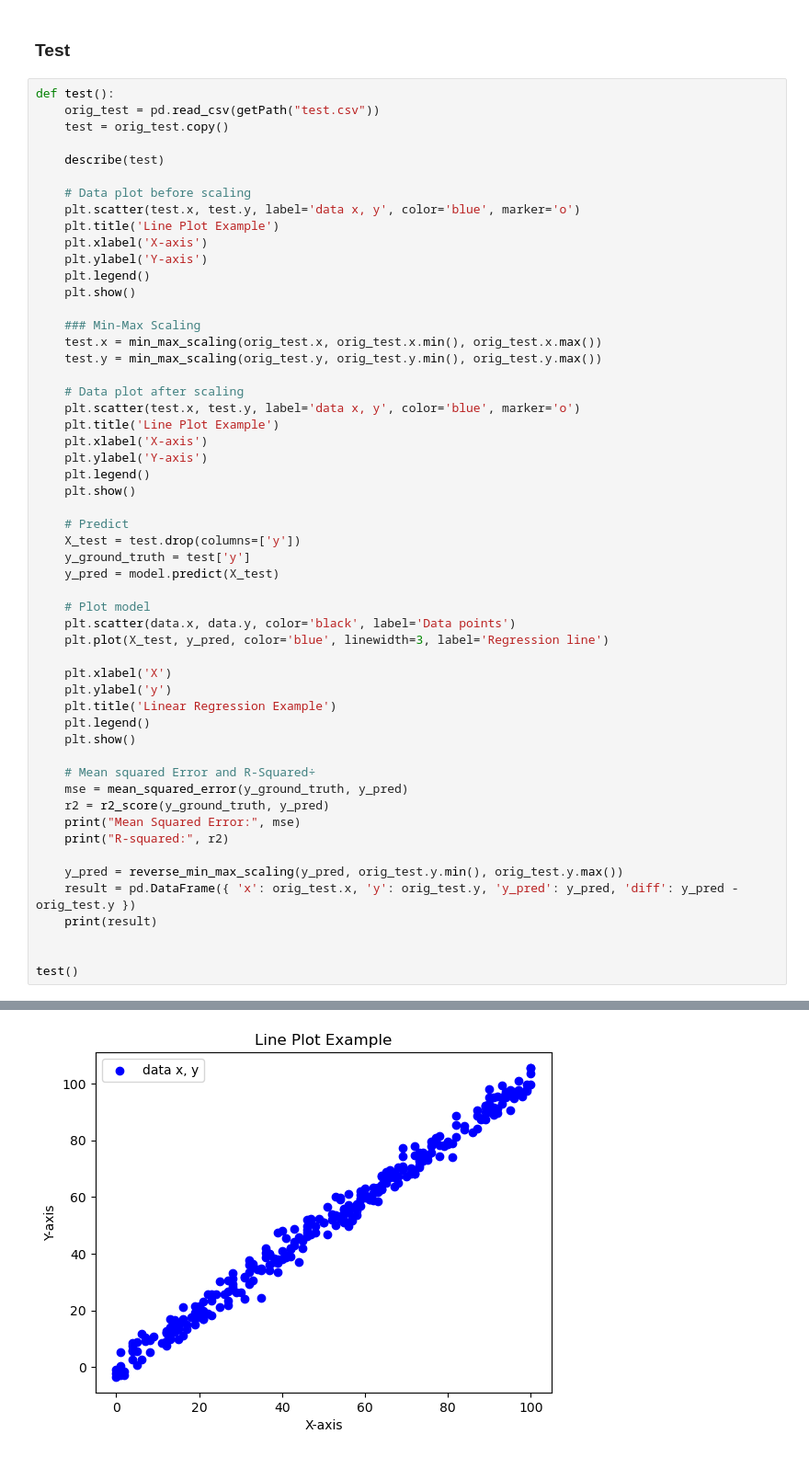
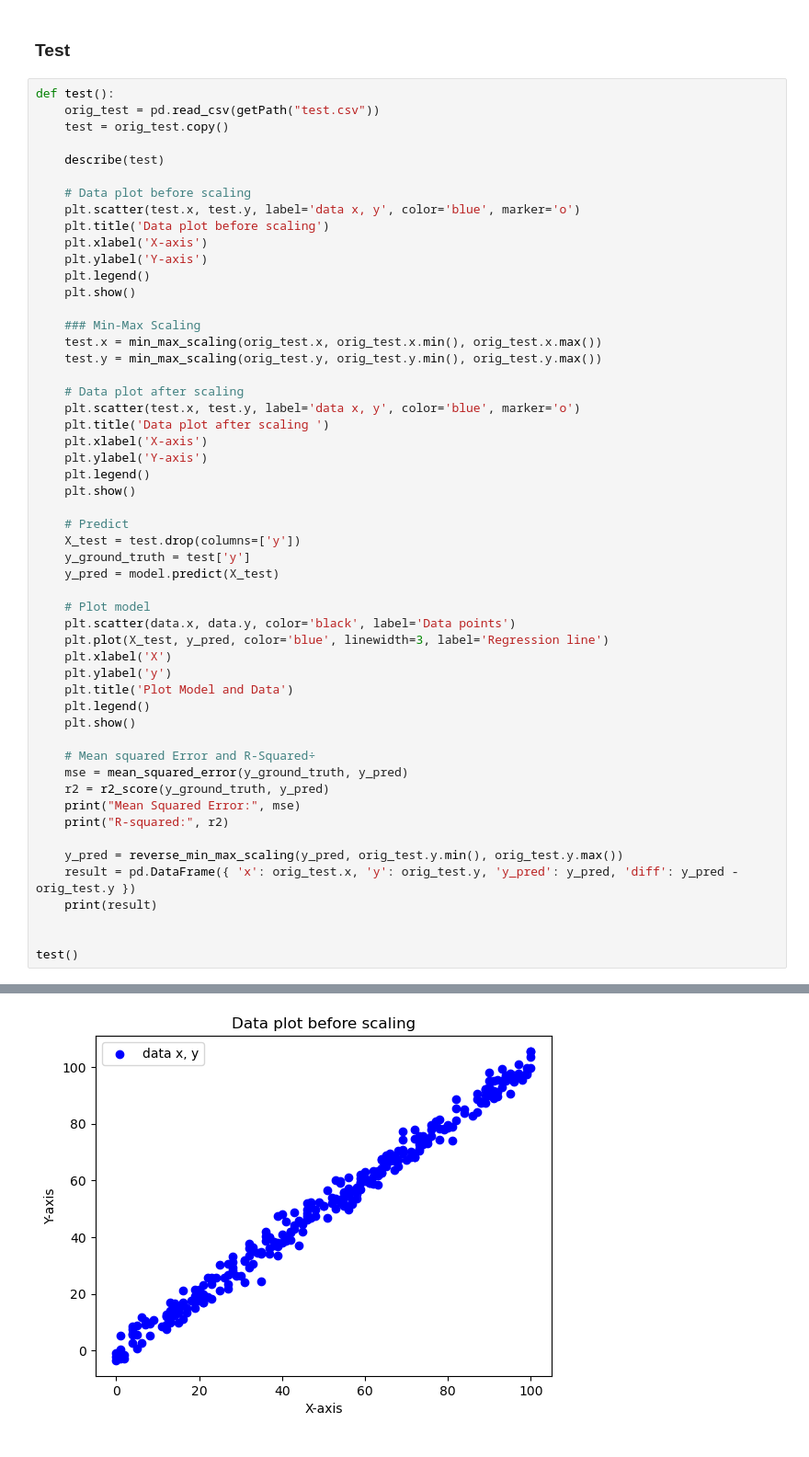
Before and after one commit to FaizanHassan123/Learning-MachineLearning, a Jupyter notebook: andonians-random-linear-regression/train.ipynb, the cells around one changed output, grey strips where cells are left out. Shown: that part at 92% size. Cells and saved outputs as stored; diff of their text form.

```diff
--- a/andonians-random-linear-regression/train.ipynb
+++ b/andonians-random-linear-regression/train.ipynb
@@ -201,7 +201,7 @@ def test():
 
     # Data plot before scaling
     plt.scatter(test.x, test.y, label='data x, y', color='blue', marker='o')
-    plt.title('Line Plot Example')
+    plt.title('Data plot before scaling')
     plt.xlabel('X-axis')
     plt.ylabel('Y-axis')
     plt.legend()
@@ -213,7 +213,7 @@ def test():
 
     # Data plot after scaling
     plt.scatter(test.x, test.y, label='data x, y', color='blue', marker='o')
-    plt.title('Line Plot Example')
+    plt.title('Data plot after scaling ')
     plt.xlabel('X-axis')
     plt.ylabel('Y-axis')
     plt.legend()
@@ -227,41 +227,40 @@ def test():
     # Plot model
     plt.scatter(data.x, data.y, color='black', label='Data points')
     plt.plot(X_test, y_pred, color='blue', linewidth=3, label='Regression line')
-
     plt.xlabel('X')
     plt.ylabel('y')
-    plt.title('Linear Regression Example')
+    plt.title('Plot Model and Data')
     plt.legend()
     plt.show()
 
     # Mean squared Error and R-Squared÷
     mse = mean_squared_error(y_ground_truth, y_pred)
     r2 = r2_score(y_ground_truth, y_pred)
     print("Mean Squared Error:", mse)
     print("R-squared:", r2)
 
     y_pred = reverse_min_max_scaling(y_pred, orig_test.y.min(), orig_test.y.max())
     result = pd.DataFrame({ 'x': orig_test.x, 'y': orig_test.y, 'y_pred': y_pred, 'diff': y_pred - orig_test.y })
     print(result)
 
 
 test()
 # %% [output]
 |describe|                 x           y
 count  300.000000  300.000000
 mean    50.936667   51.205051
 std     28.504286   29.071481
 min      0.000000   -3.467884
 25%     27.000000   25.676502
 50%     53.000000   52.170557
 75%     73.000000   74.303007
 max    100.000000  105.591837
 -------------Divider--------------
 <class 'pandas.core.frame.DataFrame'>
 RangeIndex: 300 entries, 0 to 299
 ... (8 lines left out)
 -------------Divider--------------
 |NULL| x    0
 y    0
 dtype: int64
-[figure, old version]
+[figure, new version]
```
Also changed, not shown: parts of 1 cell of this notebook.
